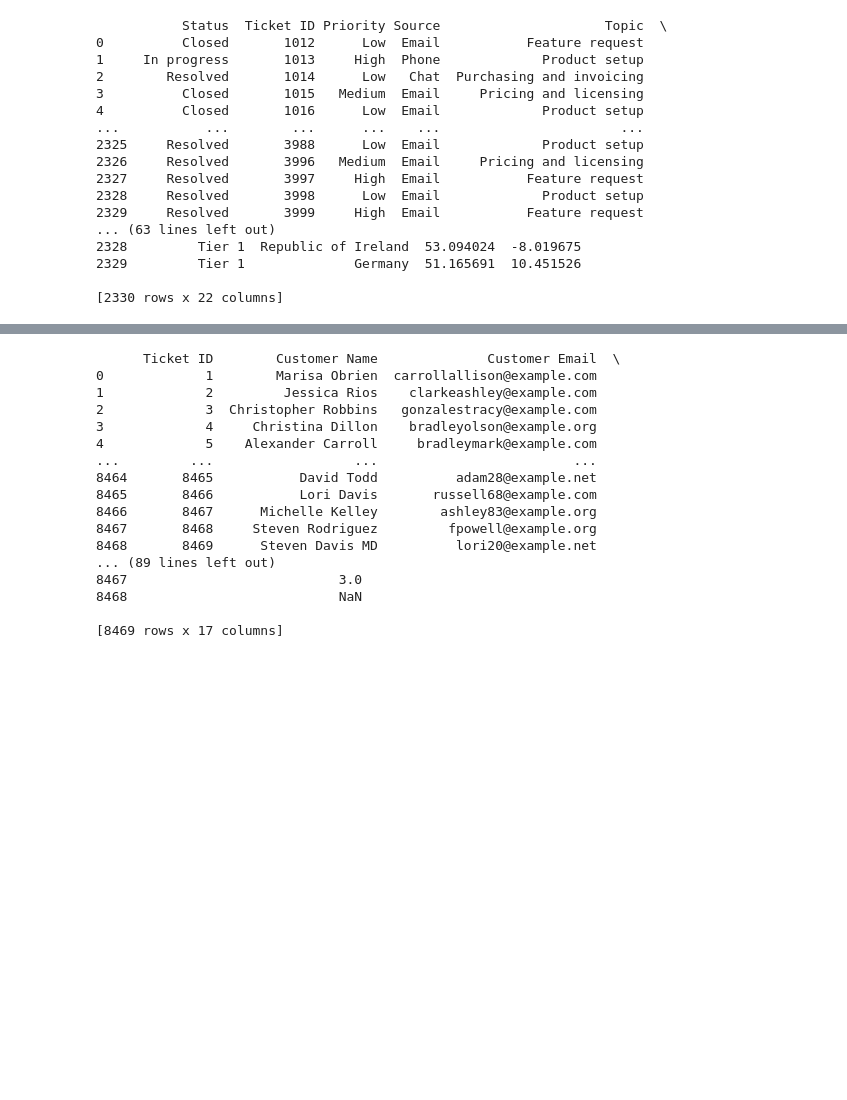
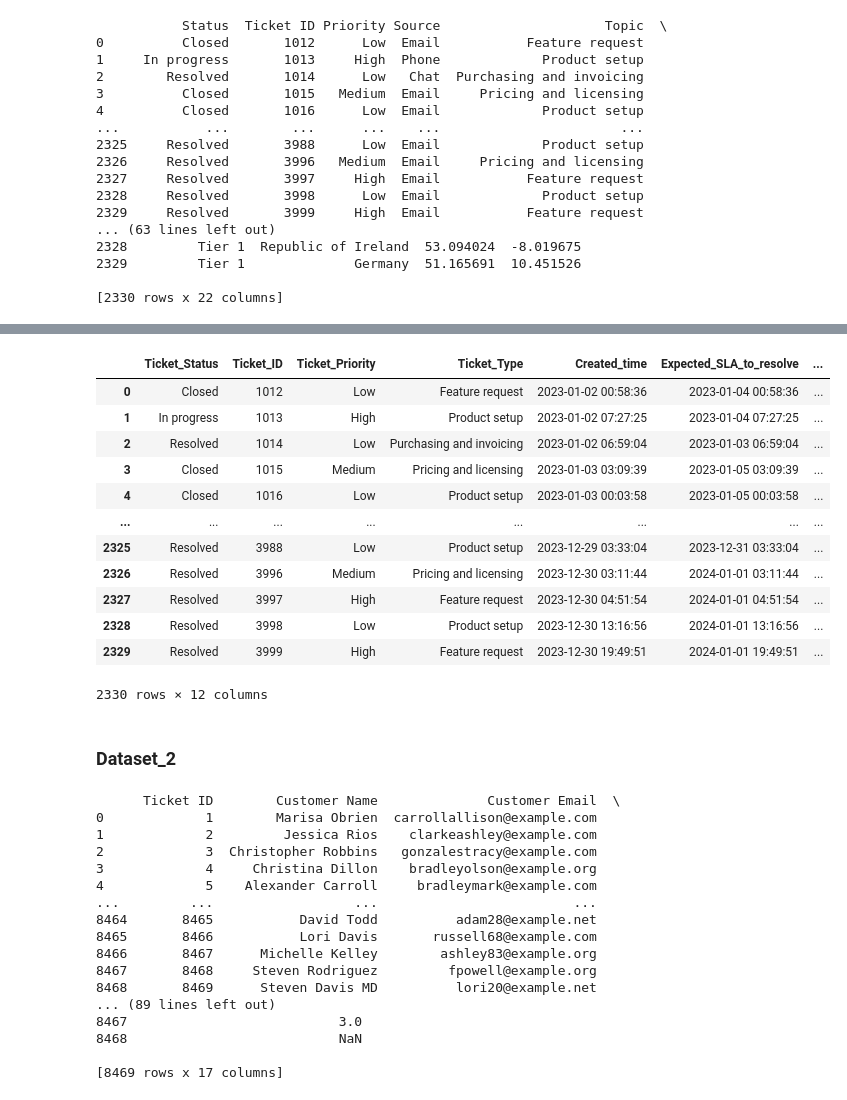
Before and after one commit to stevetech73/Tech_Support_Analysis, a Jupyter notebook: Technical_Support_Analysis.ipynb, the cells around one changed output, grey strips where cells are left out. Saved outputs shown, nothing was run; the diff lists cells and outputs as text; code cells hidden in the pictures; blank space fills up the shorter version.

```diff
--- a/Technical_Support_Analysis.ipynb
+++ b/Technical_Support_Analysis.ipynb
@@ -36,2 +93,22 @@ print(dataset_1)
+# %%
+# Change column names
+dataset_1_info.rename(columns = {'Status' : 'Ticket_Status', 'Priority' : 'Ticket_Priority', 'Topic' : 'Ticket_Type'}, inplace='true')
+dataset_1_info
+# %% [output]
+|  | Ticket_Status | Ticket_ID | Ticket_Priority | Ticket_Type | Created_time | Expected_SLA_to_resolve | ... |
+| 0 | Closed | 1012 | Low | Feature request | 2023-01-02 00:58:36 | 2023-01-04 00:58:36 | ... |
+| 1 | In progress | 1013 | High | Product setup | 2023-01-02 07:27:25 | 2023-01-04 07:27:25 | ... |
+| 2 | Resolved | 1014 | Low | Purchasing and invoicing | 2023-01-02 06:59:04 | 2023-01-03 06:59:04 | ... |
+| 3 | Closed | 1015 | Medium | Pricing and licensing | 2023-01-03 03:09:39 | 2023-01-05 03:09:39 | ... |
+| 4 | Closed | 1016 | Low | Product setup | 2023-01-03 00:03:58 | 2023-01-05 00:03:58 | ... |
+| ... | ... | ... | ... | ... | ... | ... | ... |
+| 2325 | Resolved | 3988 | Low | Product setup | 2023-12-29 03:33:04 | 2023-12-31 03:33:04 | ... |
+| 2326 | Resolved | 3996 | Medium | Pricing and licensing | 2023-12-30 03:11:44 | 2024-01-01 03:11:44 | ... |
+| 2327 | Resolved | 3997 | High | Feature request | 2023-12-30 04:51:54 | 2024-01-01 04:51:54 | ... |
+| 2328 | Resolved | 3998 | Low | Product setup | 2023-12-30 13:16:56 | 2024-01-01 13:16:56 | ... |
+| 2329 | Resolved | 3999 | High | Feature request | 2023-12-30 19:49:51 | 2024-01-01 19:49:51 | ... |
+2330 rows × 12 columns
+# %% [markdown]
+### Dataset_2
 # %%
 # Load Dataset_2
```
Also changed, not shown: parts of 12 cells of this notebook.
